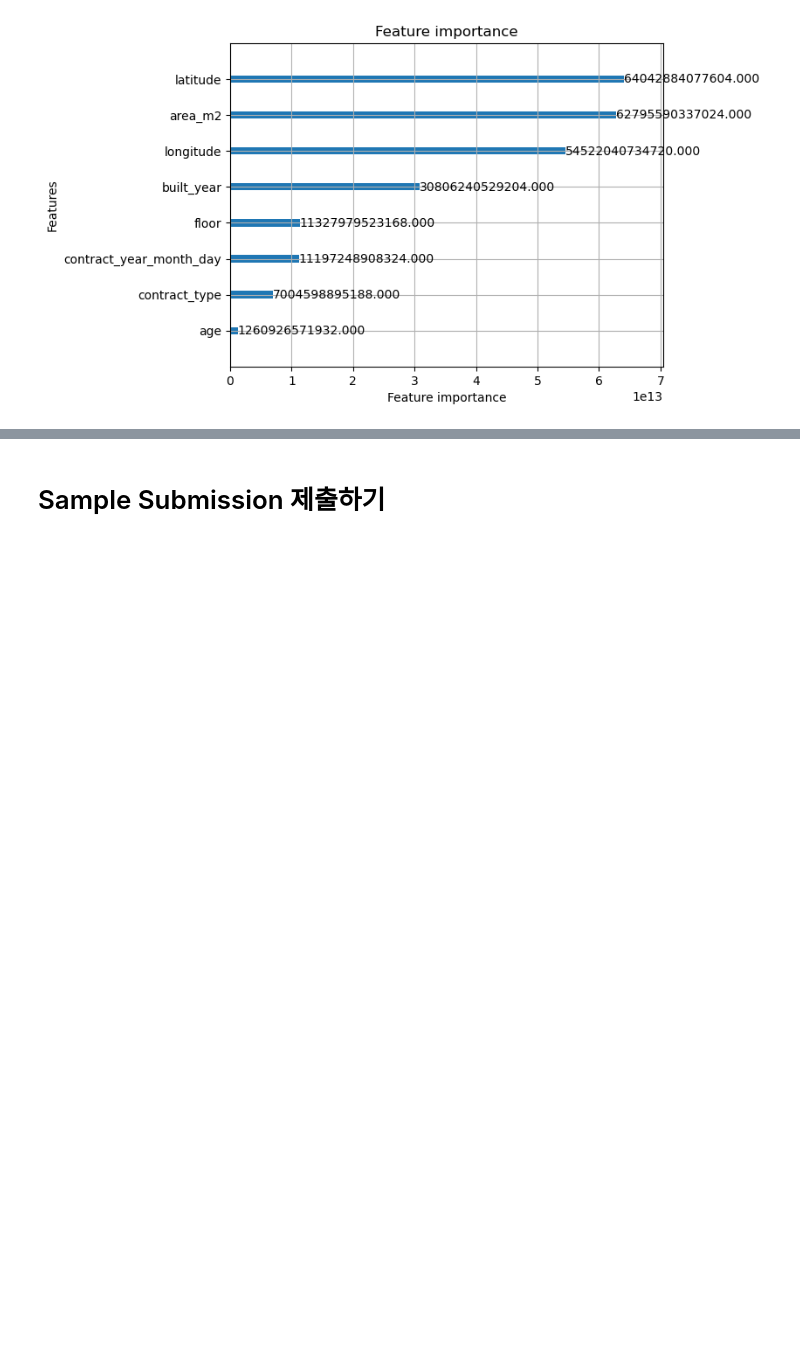
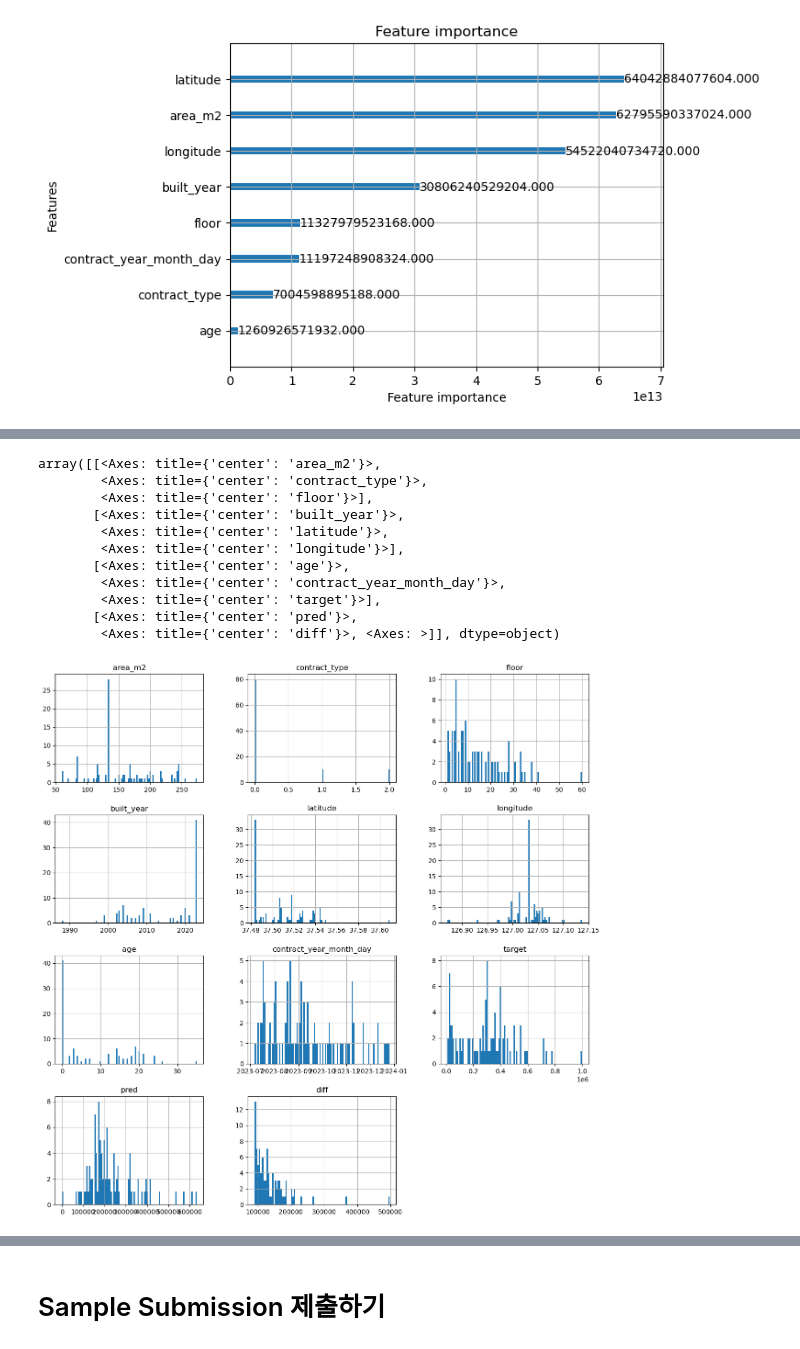
Before and after one commit to boostcampaitech7/level2-competitiveds-recsys-09, a Jupyter notebook: code/code/baseline.ipynb, the cells around one changed output, grey strips where cells are left out. Cells and saved outputs as stored; diff of their text form; code cells hidden in the pictures; blank space fills up the shorter version.

Commit message:
feat: add eda to prediction df

```diff
--- a/code/code/baseline.ipynb
+++ b/code/code/baseline.ipynb
@@ -158,0 +139,15 @@ pred_df.describe()
+# %%
+# prediction으로 eda
+pred_df = X_holdout.copy()
+pred_df['target'] = y_holdout
+pred_df['pred'] = lgb_holdout_pred
+pred_df['diff'] = np.abs(pred_df['target'] - pred_df['pred'])
+pred_df['contract_year_month_day'] = pd.to_datetime(pred_df['contract_year_month_day'], format='%Y%m%d')
+
+# diff가 가장 큰 1000개
+pred_df = pred_df.sort_values(by='diff', ascending=False).head(1000)
+
+# pred_df = pred_df.sort_values(by='contract_year_month_day')
+# pred_df = pred_df.reset_index(drop=True)
+# %%
+eda_df = pred_df.sort_values(by='diff', ascending=False).head(100)
@@ -158,0 +163,15 @@ pred_df.describe()
+# %%
+eda_df.hist(bins=100, figsize=(15, 15))
+# %% [output]
+array([[<Axes: title={'center': 'area_m2'}>,
+        <Axes: title={'center': 'contract_type'}>,
+        <Axes: title={'center': 'floor'}>],
+       [<Axes: title={'center': 'built_year'}>,
+        <Axes: title={'center': 'latitude'}>,
+        <Axes: title={'center': 'longitude'}>],
+       [<Axes: title={'center': 'age'}>,
+        <Axes: title={'center': 'contract_year_month_day'}>,
+        <Axes: title={'center': 'target'}>],
+       [<Axes: title={'center': 'pred'}>,
+        <Axes: title={'center': 'diff'}>, <Axes: >]], dtype=object)
+[figure, added]
```
Also changed, not shown: parts of 9 cells of this notebook.
